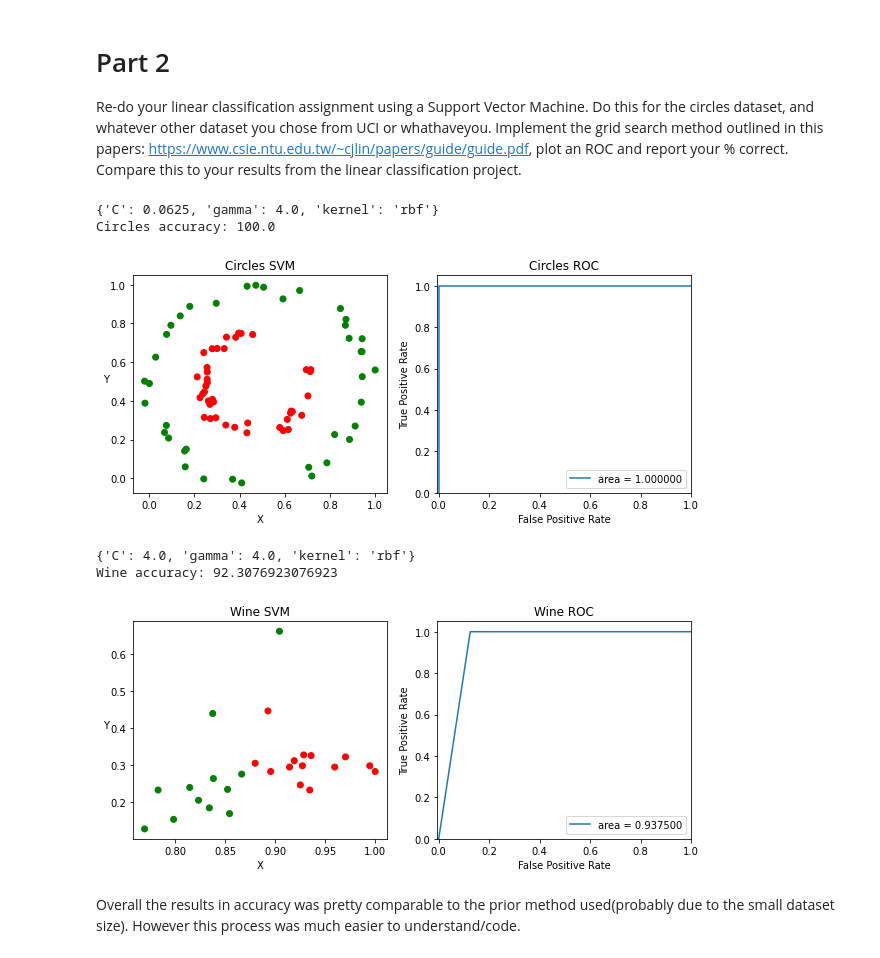
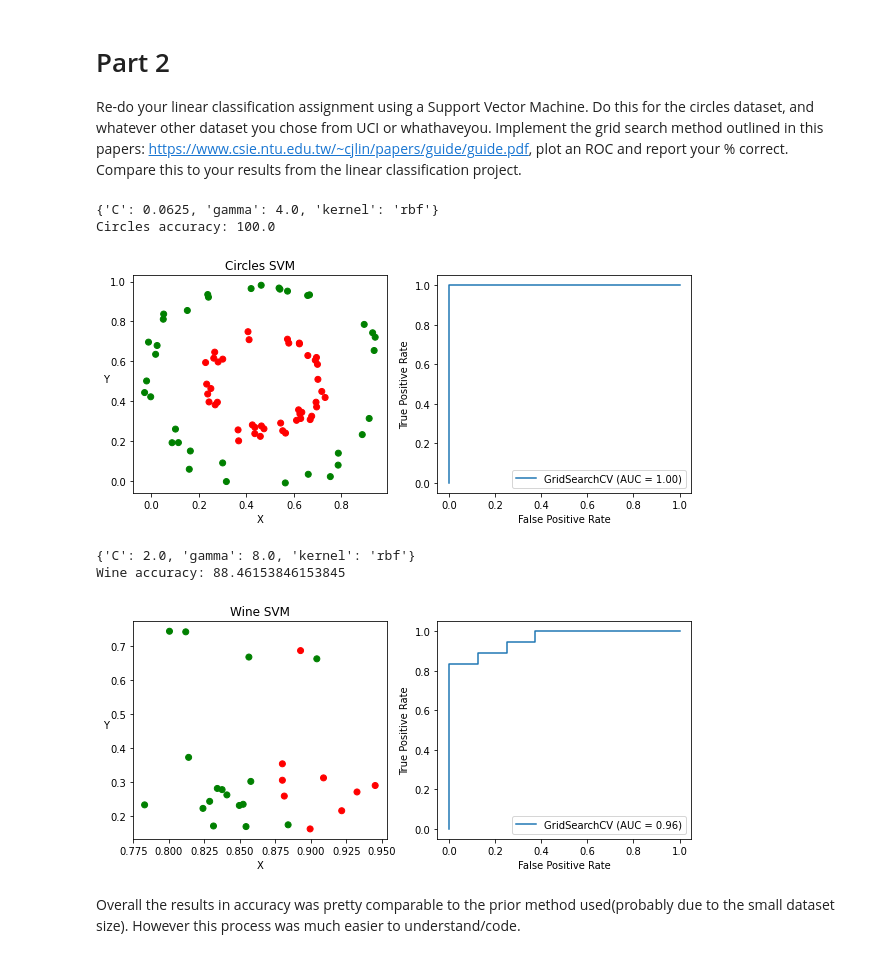
Before and after one commit to nsubbaian/BayesianML, a Jupyter notebook: Project4/BayesMLProject4.ipynb, the cells around one changed output. Cells and saved outputs as stored; diff of their text form; code cells hidden in the pictures.

```diff
--- a/Project4/BayesMLProject4.ipynb
+++ b/Project4/BayesMLProject4.ipynb
@@ -110,46 +110,37 @@ def SVM(coordinates, label, title):
 
   # 4 - Use cross-validation to find the best parameter C and γ
   parameters = {'kernel': Kernel_vals, 'C':C_vals, 'gamma': Gamma_vals}
   grid = GridSearchCV(estimator=SVC(), param_grid=parameters) # the default is 5-fold
 
   # 5 - Use the best parameter C and γ to train the whole training set
   grid.fit(x_train, t_train)
   print(grid.best_params_)
 
   # 6 - Test
   t = grid.predict(x_test)
   print(title, "accuracy:", np.sum(t == t_test)/len(t_test) *100)
 
   fig, ax = plt.subplots(1, 2, figsize=(10, 4))
   xc, yc = map(list,zip(*x_test[:,:2]))
   ax[0].scatter(xc, yc, c=t, cmap=matplotlib.colors.ListedColormap(colors))
   ax[0].set_title(title + ' SVM')
   ax[0].set_xlabel('X')
   ax[0].set_ylabel('Y', rotation=0)
-
-  fpr, tpr, _ = metrics.roc_curve(t_test,t)
-  auc = metrics.auc(fpr, tpr)
-  ax[1].set_title(title + ' ROC')
-  ax[1].plot(fpr, tpr, label = 'area = %f' %auc)
-  ax[1].legend(loc = 'lower right')
-  ax[1].set_xlim([-0.005, 1])
-  ax[1].set_ylim([0, 1.05])
-  ax[1].set_ylabel('True Positive Rate')
-  ax[1].set_xlabel('False Positive Rate')
+  metrics.plot_roc_curve(grid, x_test, t_test, ax =ax[1])
 
   plt.show()
 
 # Circles Data
 SVM(circles_xy, lc, "Circles")
 
 # Wine Data
 SVM(np.asarray(df[['Alcohol','Malic','Magnesium', 'phenols']]), df['index'].values, "Wine")
 # %% [output]
 {'C': 0.0625, 'gamma': 4.0, 'kernel': 'rbf'}
 Circles accuracy: 100.0
-[figure, old version]
+[figure, new version]
-{'C': 4.0, 'gamma': 4.0, 'kernel': 'rbf'}
-Wine accuracy: 92.3076923076923
+{'C': 2.0, 'gamma': 8.0, 'kernel': 'rbf'}
+Wine accuracy: 88.46153846153845
-[figure, old version]
+[figure, new version]
 # %% [markdown]
 Overall the results in accuracy was pretty comparable to the prior method used(probably due to the small dataset size). However this process was much easier to understand/code.
```
Also changed, not shown: parts of 1 cell of this notebook.
